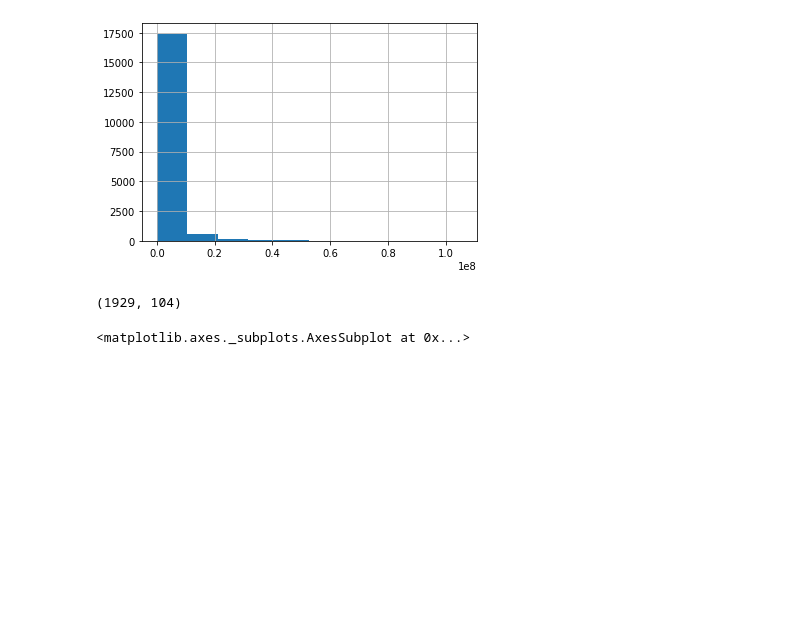
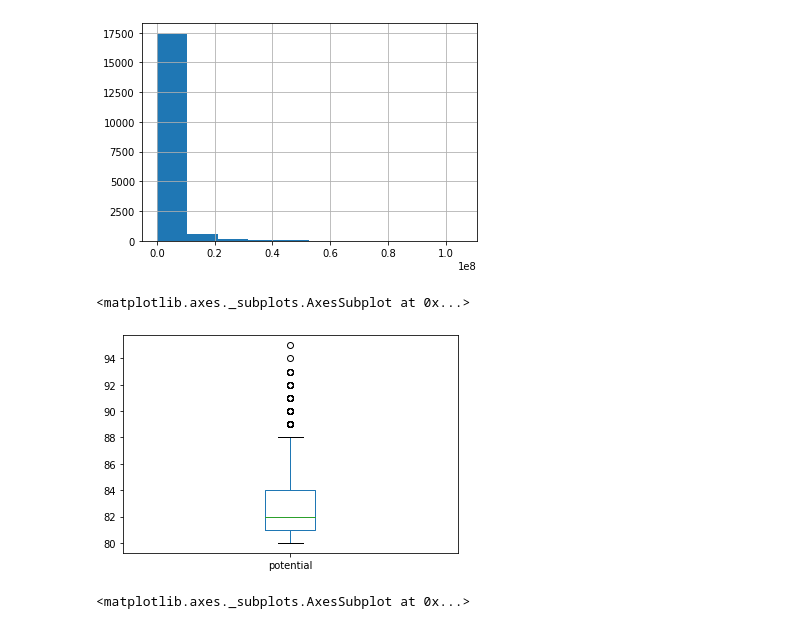
Before and after one commit to LucasAfa/Projeto1-IF775, a Jupyter notebook: projeto_1.ipynb, the cells around one changed output. Drawn from its saved outputs; the diff is of its cells as text; code cells hidden in the pictures; blank space fills up the shorter version.

```diff
--- a/projeto_1.ipynb
+++ b/projeto_1.ipynb
@@ -92,13 +102,20 @@ fifa20.value_eur.hist()
 # %% [output]
 <matplotlib.axes._subplots.AxesSubplot at 0x...>
 [figure]
-# %%
-# Afim de reduzir a quantidade de dados úteis para nossa analise, iremos dropar os jogadores com potencial abaixo de 80
-
-fifa20 = fifa20[(fifa20.potential >= 80)]
-fifa20.shape
-# %% [output]
-(1929, 104)
+# %%
+# Afim de reduzir a quantidade de dados úteis para nossa analise, iremos dropar os jogadores com potencial abaixo do terceiro quartil, pois após plotar o histograma e o plotbox, além do conhecimento geral sobre o jogo,
+# Sabemos que existem milhares de jogadores mas são poucos os que se destacam, e nesse caso, queríamos analisar os destaques. Porém, não bastava apenas literalmente os outlyers, pois eles seriam por assim dizer os "incriveis",
+# Mas também queremos os jogadores "bons" e "ótimos" Ajustamos o valor a constante multiplicativa do IQR para 0.5, assim conseguimos jogadores com potencial minimo de 80, o que dentro do fifa, são considerados jogadores Ouro
+
+q1 = fifa20['potential'].quantile(q=0.25)
+q3 = fifa20['potential'].quantile(q=0.75)
+iqr = q3 - q1
+
+fifa20= fifa20[fifa20['potential'] > (q3 + 0.5 * iqr)]
+fifa20['potential'].plot.box()
+# %% [output]
+<matplotlib.axes._subplots.AxesSubplot at 0x...>
+[figure, added]
 # %%
 # avaliando se temos uma curva normal nas habilidades futuras dos jogadores após a limpa dos jogadores
 fifa20.potential.hist()
```
Also changed, not shown: parts of 13 cells of this notebook.
